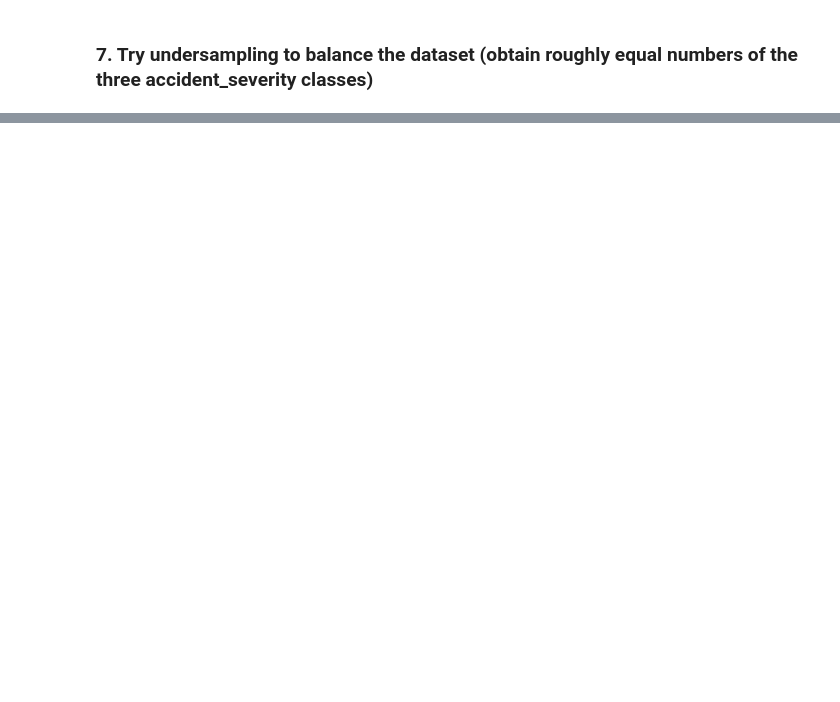
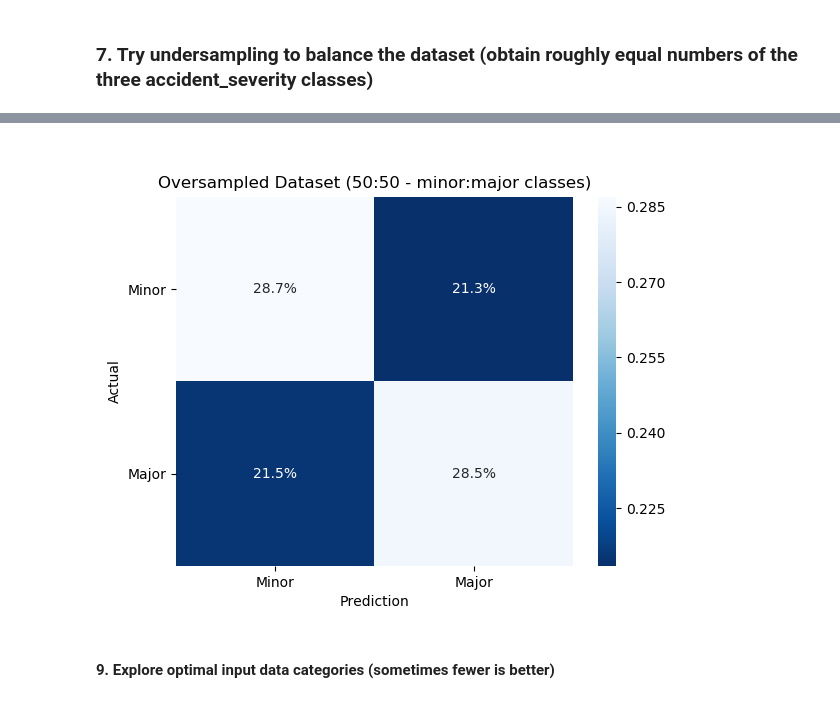
Before and after one commit to dtlloyd/Databricks_notebooks, a Jupyter notebook: UK Traffic Accident Exploration.ipynb, the cells around one changed output, grey strips where cells are left out. Saved outputs shown, nothing was run; the diff lists cells and outputs as text; code cells hidden in the pictures; blank space fills up the shorter version.

```diff
--- a/UK Traffic Accident Exploration.ipynb
+++ b/UK Traffic Accident Exploration.ipynb
@@ -105,13 +200,17 @@ Showing the first 1000 rows.
 # %% [markdown]
 ### 4. Convert table subset to pandas dataframe
 # %%
+# select limited subset of available columns (preferring non-geographic-specific data types)
+# remove unknown and null values (is this necessary?)
+
 spark.conf.set("spark.sql.execution.arrow.enabled", "true")
 
-pdDF = sql("""SELECT Accident_severity, Road_Type, Speed_limit,
-Light_Conditions, Weather_Conditions, Road_Surface_Conditions, Urban_or_Rural_Area, day_of_week
-FROM joined_tables
+# removed Urban_or_Rural_Area
+pdDF = sql("""SELECT Accident_severity, Road_Type, speed_limit
+Light_Conditions, Weather_Conditions, Road_Surface_Conditions, day_of_week, Urban_or_Rural_Area, Time
+FROM joined_tables_delta
 WHERE (Road_Type <> 'Unknown' AND Weather_Conditions <> 'Unknown' AND Road_Surface_Conditions IS NOT NULL
-AND Urban_or_Rural_Area <> 3)""").toPandas()
+AND Time IS NOT NULL AND Urban_or_Rural_Area <> 3)""").toPandas()
 # %% [output]
 [interactive output not drawn]
 # %% [markdown]
@@ -227,0 +329,6 @@ print('Accuracy - Ran For.: ' + str(np.round(classification(class4,X_train_und,
+# %%
+max_size = pdDF['Accident_severity'].value_counts().max()
+lst = [pdDF]
+for class_index, group in pdDF.groupby('Accident_severity'):
+    lst.append(group.sample(max_size-len(group), replace=True))
+h = pd.concat(lst)
@@ -227,0 +353,4 @@ print('Accuracy - Ran For.: ' + str(np.round(classification(class4,X_train_und,
+# %%
+X_ovr = h.drop("Accident_severity", axis=1)
+y_ovr = h["Accident_severity"].values
+X_train_ovr, X_test_ovr, y_train_ovr, y_test_ovr = train_test_split(X_ovr, y_ovr, test_size=0.2, random_state=42)
@@ -227,0 +410,19 @@ print('Accuracy - Ran For.: ' + str(np.round(classification(class4,X_train_und,
+# %%
+
+
+cf_mat = confusion_matrix(y_test_ovr, pred_label)
+
+plt.clf()
+ax = plt.axes()
+sns.heatmap(cf_mat/np.sum(cf_mat) , annot=True, fmt='.1%', cmap='Blues_r', ax = ax)
+plt.xlabel('Prediction')
+plt.ylabel('Actual')
+plt.xticks((0.5,1.5),('Minor','Major'))
+plt.yticks((0.5,1.5),('Minor','Major'))
+plt.yticks(rotation=0)
+plt.title('Oversampled Dataset (50:50 - minor:major classes)')
+display()
+# %% [output]
+[figure, added]
+# %% [markdown]
+#### 9. Explore optimal input data categories (sometimes fewer is better)
```
Also changed, not shown: parts of 34 cells of this notebook, 3 other files.
